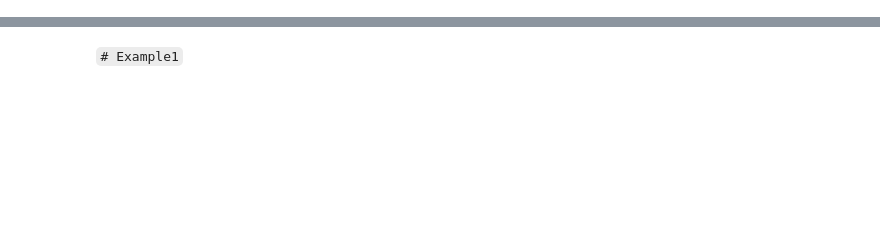
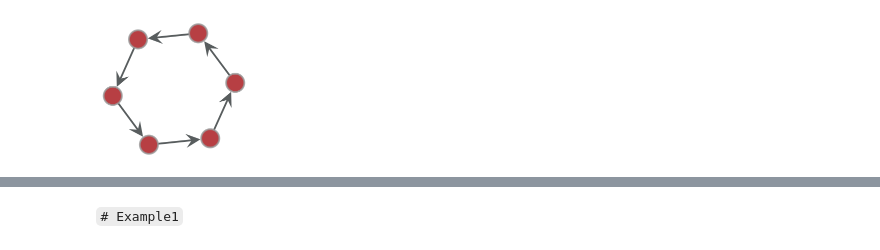
Before and after one commit to miruetoto/share, a Jupyter notebook: 001_그래프신호만들고시각화하기.ipynb, the cells around one changed output, grey strips where cells are left out. Saved outputs shown, nothing was run; the diff lists cells and outputs as text; code cells hidden in the pictures; blank space fills up the shorter version.

```diff
--- a/001_그래프신호만들고시각화하기.ipynb
+++ b/001_그래프신호만들고시각화하기.ipynb
@@ -4,0 +24,8 @@ import hsnowtrans as hst
+# %%
+links = torch.tensor([[0, 1, 2, 3, 4, 5],
+                      [1, 2, 3, 4, 5, 0]], dtype=torch.long)
+graph = torch_geometric.data.Data(edge_index = links, num_nodes=6)
+# %%
+hst.plot_directed_unweighted_without_y(graph)
+# %% [output]
+[figure, added]
```
Also changed, not shown: parts of 22 cells of this notebook, 7 other files.
